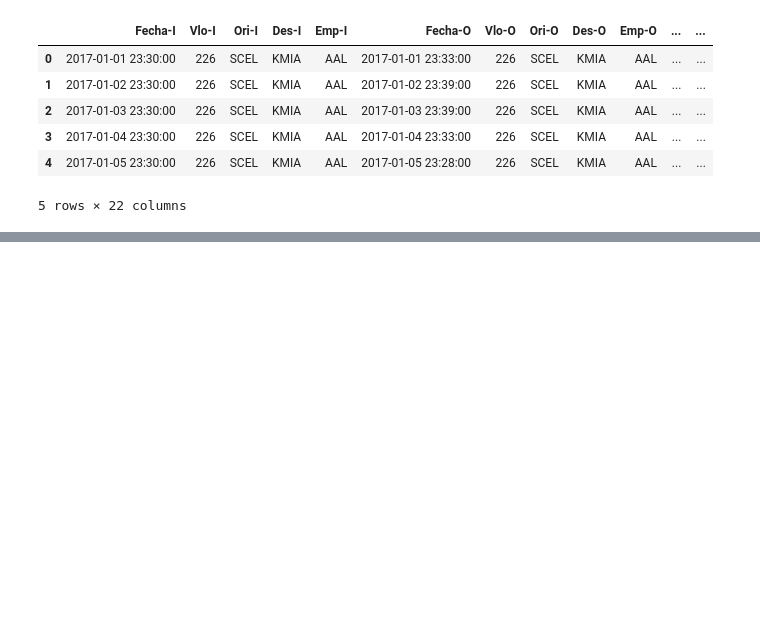
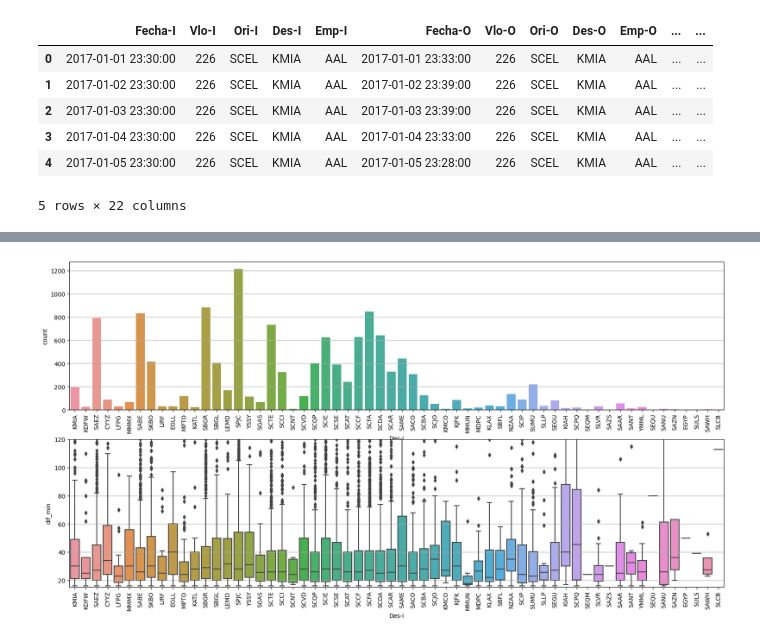
Before and after one commit to AlonsoLetelier/Data-Scientist-Challenge-LATAM, a Jupyter notebook: solutions.ipynb, the cells around one changed output, grey strips where cells are left out. Saved outputs shown, nothing was run; the diff lists cells and outputs as text; code cells hidden in the pictures; blank space fills up the shorter version.

```diff
--- a/solutions.ipynb
+++ b/solutions.ipynb
@@ -415,0 +422,3 @@ flight_delay_data.to_csv('Data/synthetic_features.csv', index=False)
+# %%
+flight_delay_data_delayed = flight_delay_data[flight_delay_data['atraso_15'] == 1]
+flight_delay_data_delayed.info()
@@ -415,0 +507,24 @@ flight_delay_data.to_csv('Data/synthetic_features.csv', index=False)
+# %%
+fig, ax = plt.subplots(2, figsize=(20,10))
+
+sns.countplot(
+    ax=ax[0],
+    data=flight_delay_data_delayed,
+    x="Des-I",
+)
+
+ax[0].tick_params(axis='x', rotation=90)
+
+sns.boxplot(
+    ax=ax[1],
+    data=flight_delay_data_delayed,
+    x="Des-I",
+    y="dif_min",
+)
+
+ax[1].tick_params(axis='x', rotation=90)
+ax[1].set_ylim((15,120))
+
+plt.show()
+# %% [output]
+[figure, added]
```
Also changed, not shown: parts of 49 cells of this notebook.
